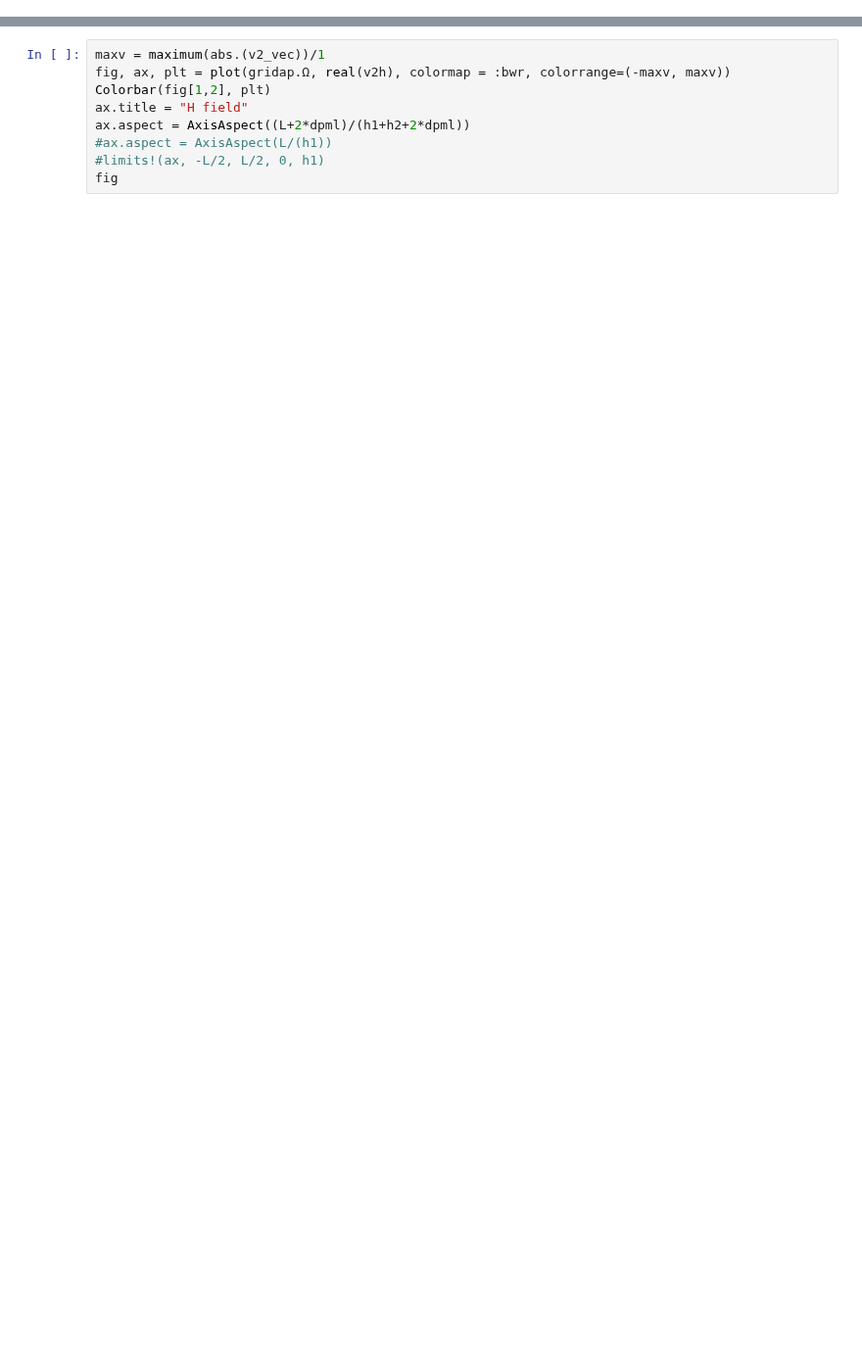
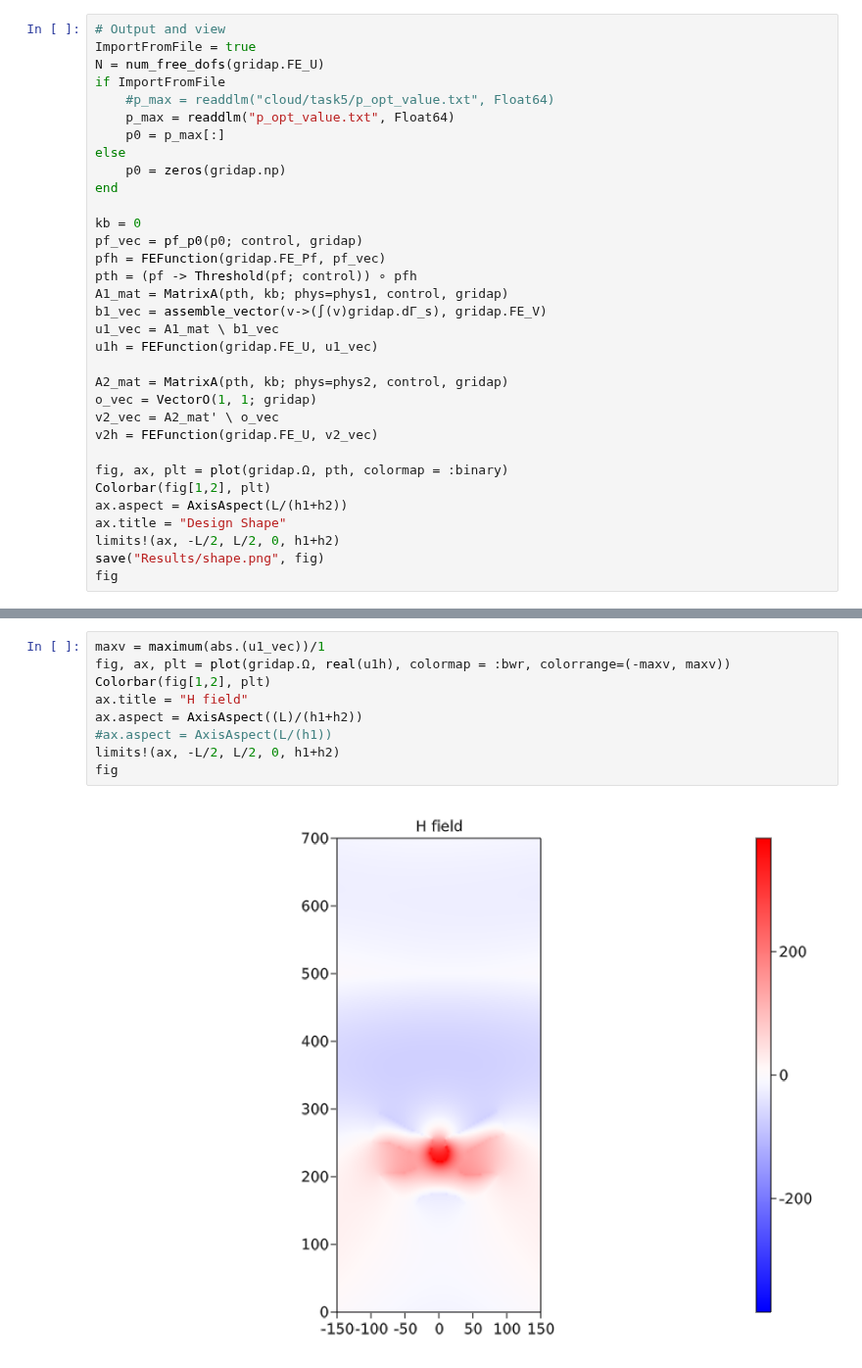
Before and after one commit to WenjieYao/RamanInFluid, a Jupyter notebook: Main_validate_single.ipynb, the cells around one changed output, grey strips where cells are left out. Shown at 98% size. Drawn from its saved outputs; the diff is of its cells as text; blank space fills up the shorter version.

```diff
--- a/Main_validate_single.ipynb
+++ b/Main_validate_single.ipynb
@@ -162,0 +208,33 @@ end
+# %%
+# Output and view
+ImportFromFile = true
+N = num_free_dofs(gridap.FE_U)
+if ImportFromFile
+    #p_max = readdlm("cloud/task5/p_opt_value.txt", Float64)
+    p_max = readdlm("p_opt_value.txt", Float64)
+    p0 = p_max[:]
+else
+    p0 = zeros(gridap.np)
+end
+
+kb = 0
+pf_vec = pf_p0(p0; control, gridap)
+pfh = FEFunction(gridap.FE_Pf, pf_vec)
+pth = (pf -> Threshold(pf; control)) ∘ pfh
+A1_mat = MatrixA(pth, kb; phys=phys1, control, gridap)
+b1_vec = assemble_vector(v->(∫(v)gridap.dΓ_s), gridap.FE_V)
+u1_vec = A1_mat \ b1_vec
+u1h = FEFunction(gridap.FE_U, u1_vec)
+
+A2_mat = MatrixA(pth, kb; phys=phys2, control, gridap)
+o_vec = VectorO(1, 1; gridap)
+v2_vec = A2_mat' \ o_vec
+v2h = FEFunction(gridap.FE_U, v2_vec)
+
+fig, ax, plt = plot(gridap.Ω, pth, colormap = :binary)
+Colorbar(fig[1,2], plt)
+ax.aspect = AxisAspect(L/(h1+h2))
+ax.title = "Design Shape"
+limits!(ax, -L/2, L/2, 0, h1+h2)
+save("Results/shape.png", fig)
+fig
@@ -163,12 +243,14 @@ end
 # %%
-maxv = maximum(abs.(v2_vec))/1
-fig, ax, plt = plot(gridap.Ω, real(v2h), colormap = :bwr, colorrange=(-maxv, maxv))
+maxv = maximum(abs.(u1_vec))/1
+fig, ax, plt = plot(gridap.Ω, real(u1h), colormap = :bwr, colorrange=(-maxv, maxv))
 Colorbar(fig[1,2], plt)
 ax.title = "H field"
-ax.aspect = AxisAspect((L+2*dpml)/(h1+h2+2*dpml))
+ax.aspect = AxisAspect((L)/(h1+h2))
 #ax.aspect = AxisAspect(L/(h1))
-#limits!(ax, -L/2, L/2, 0, h1)
+limits!(ax, -L/2, L/2, 0, h1+h2)
 fig
+# %% [output]
+[figure, added]
 # %%
 p0 = rand(gridap.np)
 δp = rand(gridap.np)*1e-8
```
Also changed, not shown: parts of 7 cells of this notebook, 4 other files.
